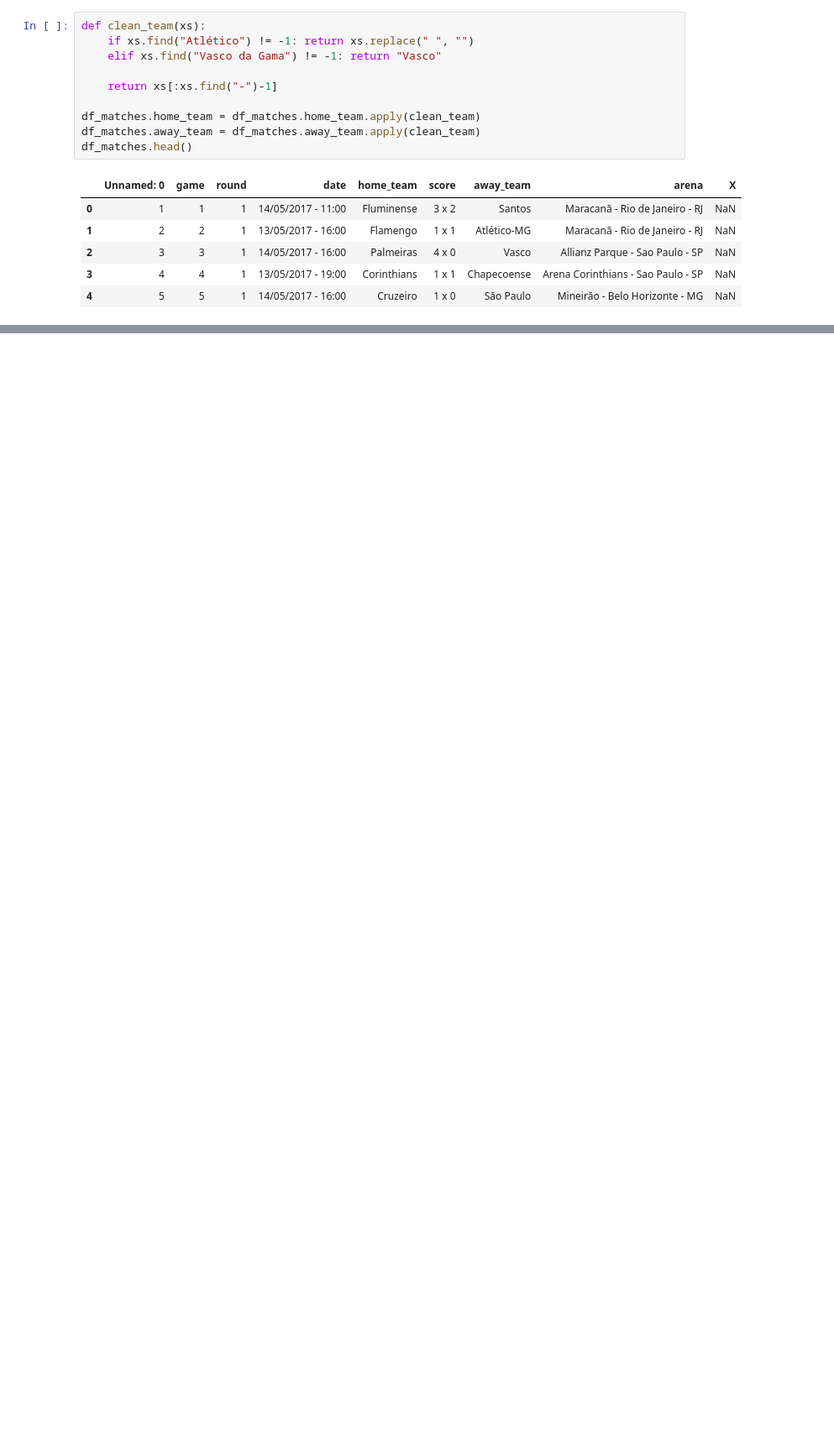
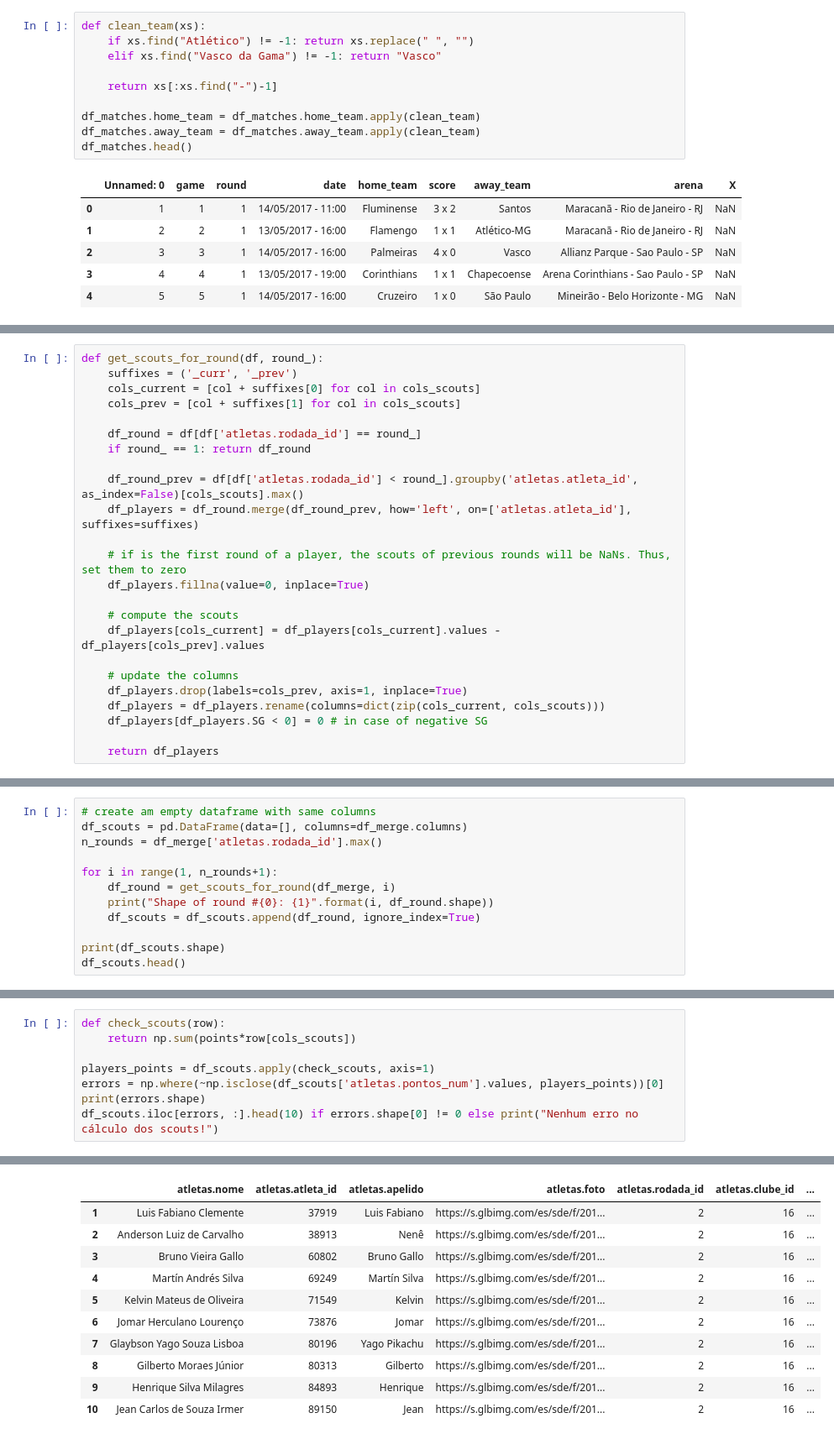
Before and after one commit to henriquepgomide/caRtola, a Jupyter notebook: lib/python/Samples Creator.ipynb, the cells around one changed output, grey strips where cells are left out. Shown at 84% size. Cells and saved outputs as stored; diff of their text form; blank space fills up the shorter version.

Commit message:
create scouts file
- add method to get scouts for a given round

```diff
--- a/lib/python/Samples Creator.ipynb
+++ b/lib/python/Samples Creator.ipynb
@@ -147,0 +169,24 @@ df_merge.head()
+# %%
+def get_scouts_for_round(df, round_):
+    suffixes = ('_curr', '_prev')
+    cols_current = [col + suffixes[0] for col in cols_scouts]
+    cols_prev = [col + suffixes[1] for col in cols_scouts]
+
+    df_round = df[df['atletas.rodada_id'] == round_]
+    if round_ == 1: return df_round
+
+    df_round_prev = df[df['atletas.rodada_id'] < round_].groupby('atletas.atleta_id', as_index=False)[cols_scouts].max()
+    df_players = df_round.merge(df_round_prev, how='left', on=['atletas.atleta_id'], suffixes=suffixes)
+
+    # if is the first round of a player, the scouts of previous rounds will be NaNs. Thus, set them to zero
+    df_players.fillna(value=0, inplace=True)
+
+    # compute the scouts
+    df_players[cols_current] = df_players[cols_current].values - df_players[cols_prev].values
+
+    # update the columns
+    df_players.drop(labels=cols_prev, axis=1, inplace=True)
+    df_players = df_players.rename(columns=dict(zip(cols_current, cols_scouts)))
+    df_players[df_players.SG < 0] = 0 # in case of negative SG
+
+    return df_players
@@ -147,0 +198,12 @@ df_merge.head()
+# %%
+# create am empty dataframe with same columns
+df_scouts = pd.DataFrame(data=[], columns=df_merge.columns)
+n_rounds = df_merge['atletas.rodada_id'].max()
+
+for i in range(1, n_rounds+1):
+    df_round = get_scouts_for_round(df_merge, i)
+    print("Shape of round #{0}: {1}".format(i, df_round.shape))
+    df_scouts = df_scouts.append(df_round, ignore_index=True)
+
+print(df_scouts.shape)
+df_scouts.head()
@@ -147,0 +228,9 @@ df_merge.head()
+# %%
+def check_scouts(row):
+    return np.sum(points*row[cols_scouts])
+
+players_points = df_scouts.apply(check_scouts, axis=1)
+errors = np.where(~np.isclose(df_scouts['atletas.pontos_num'].values, players_points))[0]
+print(errors.shape)
+df_scouts.iloc[errors, :].head(10) if errors.shape[0] != 0 else print("Nenhum erro no cálculo dos scouts!")
+# %% [output]
@@ -148 +238,12 @@ df_merge.head()
+|  | atletas.nome | atletas.atleta_id | atletas.apelido | atletas.foto | atletas.rodada_id | atletas.clube_id | ... |
+| 1 | Luis Fabiano Clemente | 37919 | Luis Fabiano | https://s.glbimg.com/es/sde/f/201... | 2 | 16 | ... |
+| 2 | Anderson Luiz de Carvalho | 38913 | Nenê | https://s.glbimg.com/es/sde/f/201... | 2 | 16 | ... |
+| 3 | Bruno Vieira Gallo | 60802 | Bruno Gallo | https://s.glbimg.com/es/sde/f/201... | 2 | 16 | ... |
+| 4 | Martín Andrés Silva | 69249 | Martín Silva | https://s.glbimg.com/es/sde/f/201... | 2 | 16 | ... |
+| 5 | Kelvin Mateus de Oliveira | 71549 | Kelvin | https://s.glbimg.com/es/sde/f/201... | 2 | 16 | ... |
+| 6 | Jomar Herculano Lourenço | 73876 | Jomar | https://s.glbimg.com/es/sde/f/201... | 2 | 16 | ... |
+| 7 | Glaybson Yago Souza Lisboa | 80196 | Yago Pikachu | https://s.glbimg.com/es/sde/f/201... | 2 | 16 | ... |
+| 8 | Gilberto Moraes Júnior | 80313 | Gilberto | https://s.glbimg.com/es/sde/f/201... | 2 | 16 | ... |
+| 9 | Henrique Silva Milagres | 84893 | Henrique | https://s.glbimg.com/es/sde/f/201... | 2 | 16 | ... |
+| 10 | Jean Carlos de Souza Irmer | 89150 | Jean | https://s.glbimg.com/es/sde/f/201... | 2 | 16 | ... |
 # %%
```
Also changed, not shown: parts of 17 cells of this notebook, 2 other files.
